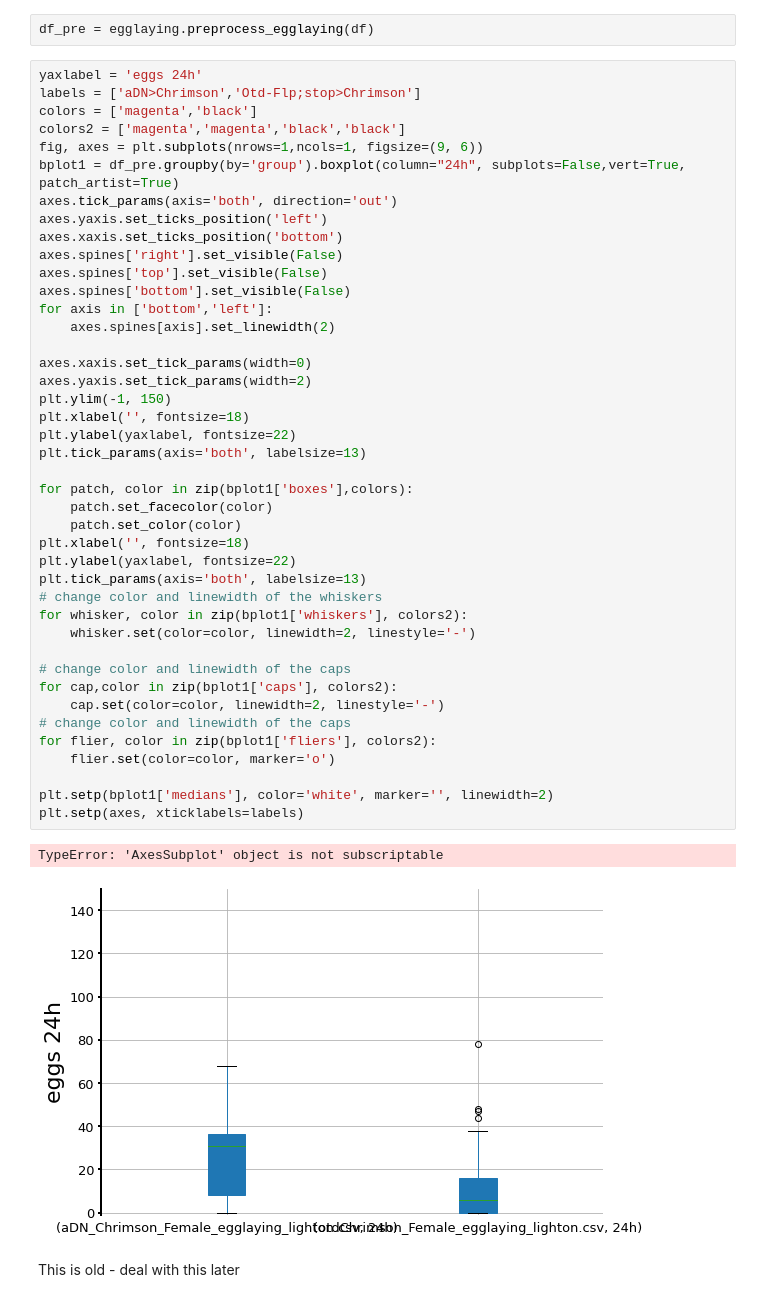
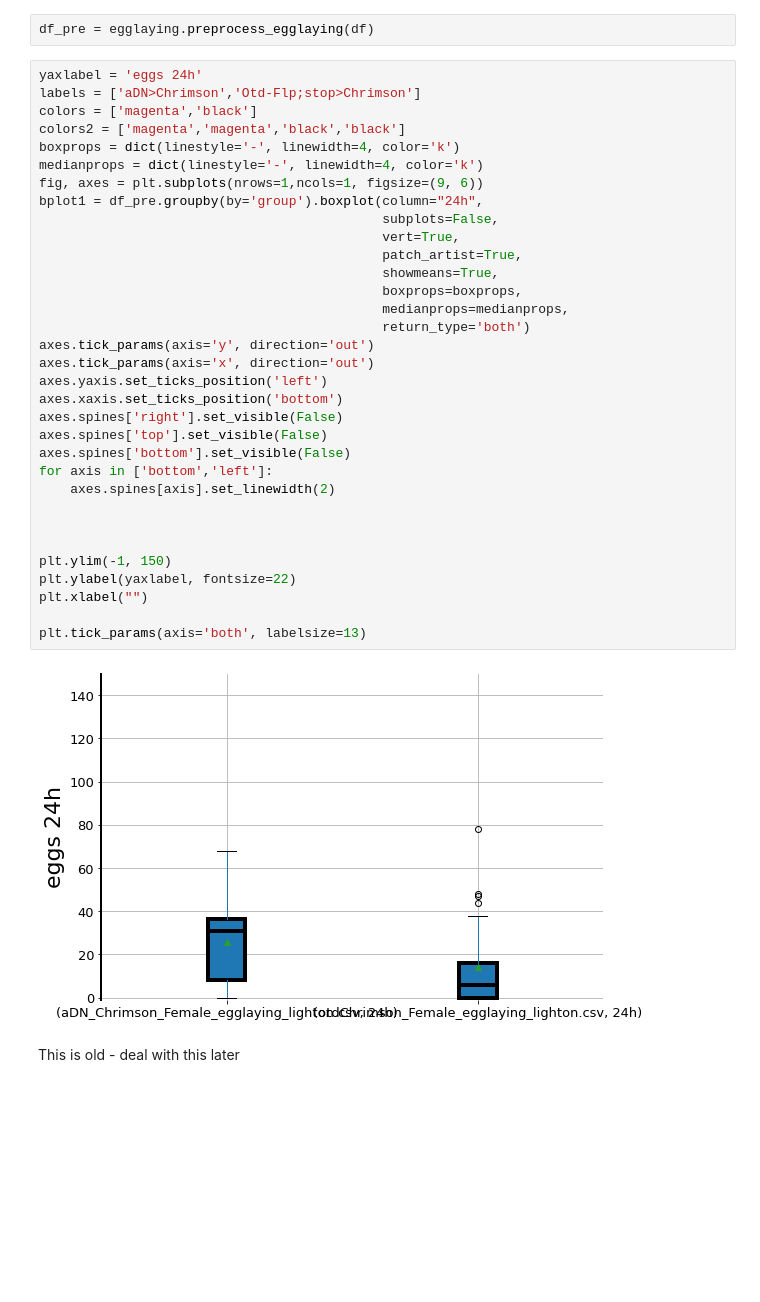
Before and after one commit to AR2202/FlyMate, a Jupyter notebook: eggplots.ipynb, the cells around one changed output. Cells and saved outputs as stored; diff of their text form; blank space fills up the shorter version.

Commit message:
some modifications to egglaying plots

```diff
--- a/eggplots.ipynb
+++ b/eggplots.ipynb
@@ -34,48 +34,38 @@ df_pre = egglaying.preprocess_egglaying(df)
 # %%
 yaxlabel = 'eggs 24h'
 labels = ['aDN>Chrimson','Otd-Flp;stop>Chrimson']
 colors = ['magenta','black']
 colors2 = ['magenta','magenta','black','black']
+boxprops = dict(linestyle='-', linewidth=4, color='k')
+medianprops = dict(linestyle='-', linewidth=4, color='k')
 fig, axes = plt.subplots(nrows=1,ncols=1, figsize=(9, 6))
-bplot1 = df_pre.groupby(by='group').boxplot(column="24h", subplots=False,vert=True, patch_artist=True)
-axes.tick_params(axis='both', direction='out')
+bplot1 = df_pre.groupby(by='group').boxplot(column="24h",
+                                            subplots=False,
+                                            vert=True,
+                                            patch_artist=True,
+                                            showmeans=True,
+                                            boxprops=boxprops,
+                                            medianprops=medianprops,
+                                            return_type='both')
+axes.tick_params(axis='y', direction='out')
+axes.tick_params(axis='x', direction='out')
 axes.yaxis.set_ticks_position('left')
 axes.xaxis.set_ticks_position('bottom')
 axes.spines['right'].set_visible(False)
 axes.spines['top'].set_visible(False)
 axes.spines['bottom'].set_visible(False)
 for axis in ['bottom','left']:
     axes.spines[axis].set_linewidth(2)
 
-axes.xaxis.set_tick_params(width=0)
-axes.yaxis.set_tick_params(width=2)
+
+
 plt.ylim(-1, 150)
-plt.xlabel('', fontsize=18)
 plt.ylabel(yaxlabel, fontsize=22)
+plt.xlabel("")
+
 plt.tick_params(axis='both', labelsize=13)
-
-for patch, color in zip(bplot1['boxes'],colors):
-    patch.set_facecolor(color)
-    patch.set_color(color)
-plt.xlabel('', fontsize=18)
-plt.ylabel(yaxlabel, fontsize=22)
-plt.tick_params(axis='both', labelsize=13)
-# change color and linewidth of the whiskers
-for whisker, color in zip(bplot1['whiskers'], colors2):
-    whisker.set(color=color, linewidth=2, linestyle='-')
-
-# change color and linewidth of the caps
-for cap,color in zip(bplot1['caps'], colors2):
-    cap.set(color=color, linewidth=2, linestyle='-')
-# change color and linewidth of the caps
-for flier, color in zip(bplot1['fliers'], colors2):
-    flier.set(color=color, marker='o')
-
-plt.setp(bplot1['medians'], color='white', marker='', linewidth=2)
-plt.setp(axes, xticklabels=labels)
 # %% [output]
-TypeError: 'AxesSubplot' object is not subscriptable
-[figure, old version]
+[figure, new version]
 # %% [markdown]
 This is old - deal with this later
 # %%
```
